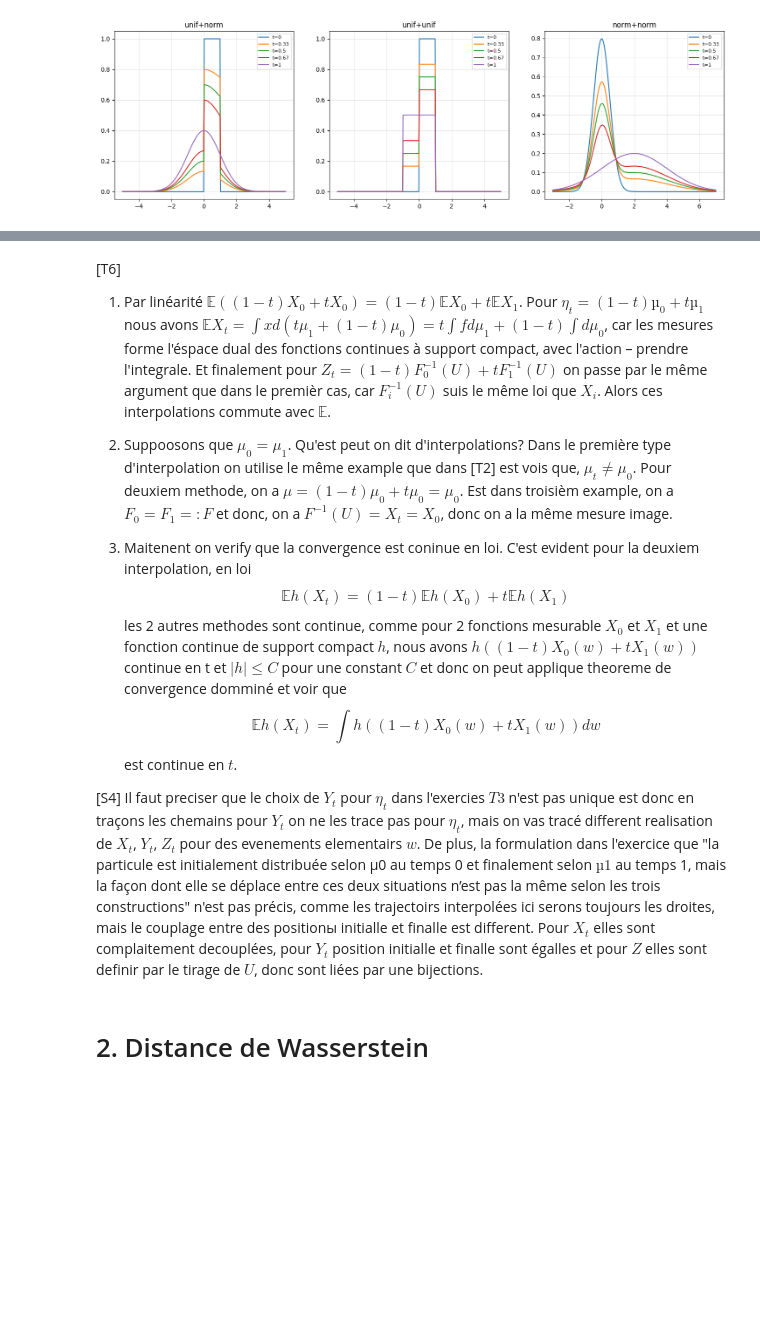
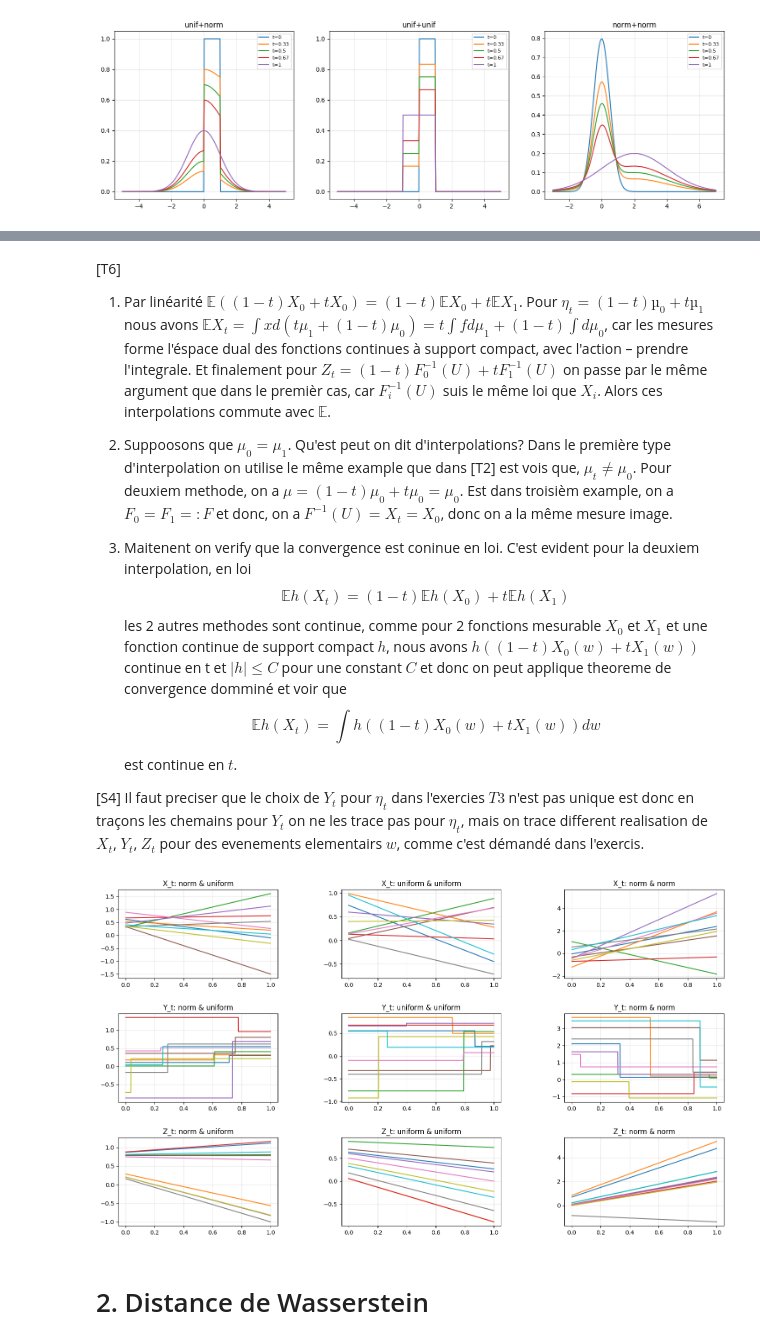
Before and after one commit to GPotoshin/Interpolation-entre-mesures-de-probabilit-s-Python-Project, a Jupyter notebook: final_notebook.ipynb, the cells around one changed output, grey strips where cells are left out. Saved outputs shown, nothing was run; the diff lists cells and outputs as text; code cells hidden in the pictures; blank space fills up the shorter version.

```diff
--- a/final_notebook.ipynb
+++ b/final_notebook.ipynb
@@ -295,7 +297,54 @@ $$
 $$
 est continue en $t$.
 
-[S4] Il faut preciser que le choix de $Y_t$ pour $\eta_t$ dans l'exercies $T3$ n'est pas unique est donc en traçons les chemains pour $Y_t$ on ne les trace pas pour $\eta_t$, mais on vas tracé different realisation de $X_t$, $Y_t$, $Z_t$ pour des evenements elementairs $w$. De plus, la formulation dans l'exercice que "la particule est initialement distribuée selon µ0 au temps 0 et finalement selon $µ1$ au temps 1, mais la façon dont elle se déplace entre ces deux situations n’est pas la même selon les trois constructions" n'est pas précis, comme les trajectoirs interpolées ici serons toujours les droites, mais le couplage entre des positionы initialle et finalle est different. Pour $X_t$ elles sont complaitement decouplées, pour $Y_t$ position initialle et finalle sont égalles et pour $Z$ elles sont definir par le tirage de $U$, donc sont liées par une bijections.
+[S4] Il faut preciser que le choix de $Y_t$ pour $\eta_t$ dans l'exercies $T3$ n'est pas unique est donc en traçons les chemains pour $Y_t$ on ne les trace pas pour $\eta_t$, mais on trace different realisation de $X_t$, $Y_t$, $Z_t$ pour des evenements elementairs $w$, comme c'est démandé dans l'exercis.
+# %%
+def trace_line(ctx, ax, a, b):
+    Ly = (1 - ctx.Lx) * a + ctx.Lx * b
+    ax.plot(ctx.Lx, Ly)
+
+def make_10_traj_var_inter(ctx, f, g, name):
+    ax = ctx.next_axe()
+    for i in range(10):
+        a, b = f.rvs(), g.rvs()
+        trace_line(ctx, ax, a, b)
+    ctx.end_axe(ax, name)
+
+def make_10_traj_meas_inter(ctx, f, g, name):
+    ax = ctx.next_axe()
+    for i in range(10):
+        u = uniform.rvs()
+        a, b = f.rvs(), g.rvs()
+        Ly = np.where(u < ctx.Lx, a, b)
+        ax.plot(ctx.Lx, Ly)
+    ctx.end_axe(ax, name)
+
+def make_10_traj_sim_inter(ctx, f, g, name):
+    ax = ctx.next_axe()
+    for i in range(10):
+        u = uniform.rvs()
+        a, b = f.ppf(u), g.ppf(u)
+        trace_line(ctx, ax, a, b)
+    ctx.end_axe(ax, name)
+
+ctx.reset(3,3)
+ctx.is_making_legend = False
+make_10_traj_var_inter(ctx, uniform, norm, "X_t: norm & uniform")
+make_10_traj_var_inter(ctx, uniform, uniform(loc=-1, scale=2), "X_t: uniform & uniform")
+make_10_traj_var_inter(ctx, norm(scale=0.5), norm(loc=2, scale=2), "X_t: norm & norm")
+
+make_10_traj_meas_inter(ctx, uniform, norm, "Y_t: norm & uniform")
+make_10_traj_meas_inter(ctx, uniform, uniform(loc=-1, scale=2), "Y_t: uniform & uniform")
+make_10_traj_meas_inter(ctx, norm(scale=0.5), norm(loc=2, scale=2), "Y_t: norm & norm")
+
+make_10_traj_sim_inter(ctx, uniform, norm, "Z_t: norm & uniform")
+make_10_traj_sim_inter(ctx, uniform, uniform(loc=-1, scale=2), "Z_t: uniform & uniform")
+make_10_traj_sim_inter(ctx, norm(scale=0.5), norm(loc=2, scale=2), "Z_t: norm & norm")
+
+plt.subplots_adjust(left=0.1, bottom=0.1, right=0.9, top=1.7, wspace=0.4, hspace=0.4)
+plt.show()
+# %% [output]
+[figure, added]
 # %% [markdown]
 # 2. Distance de Wasserstein
 # %%
```
Also changed, not shown: parts of 6 cells of this notebook.
